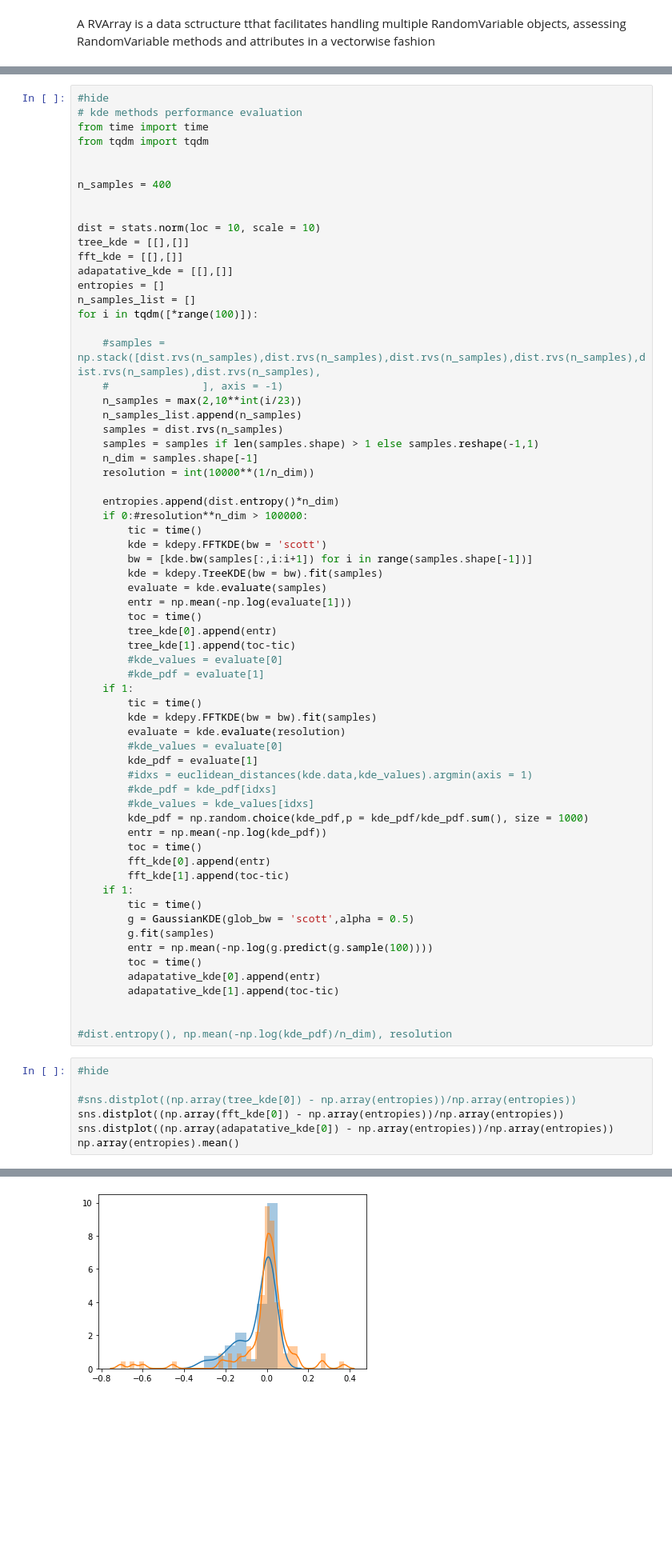
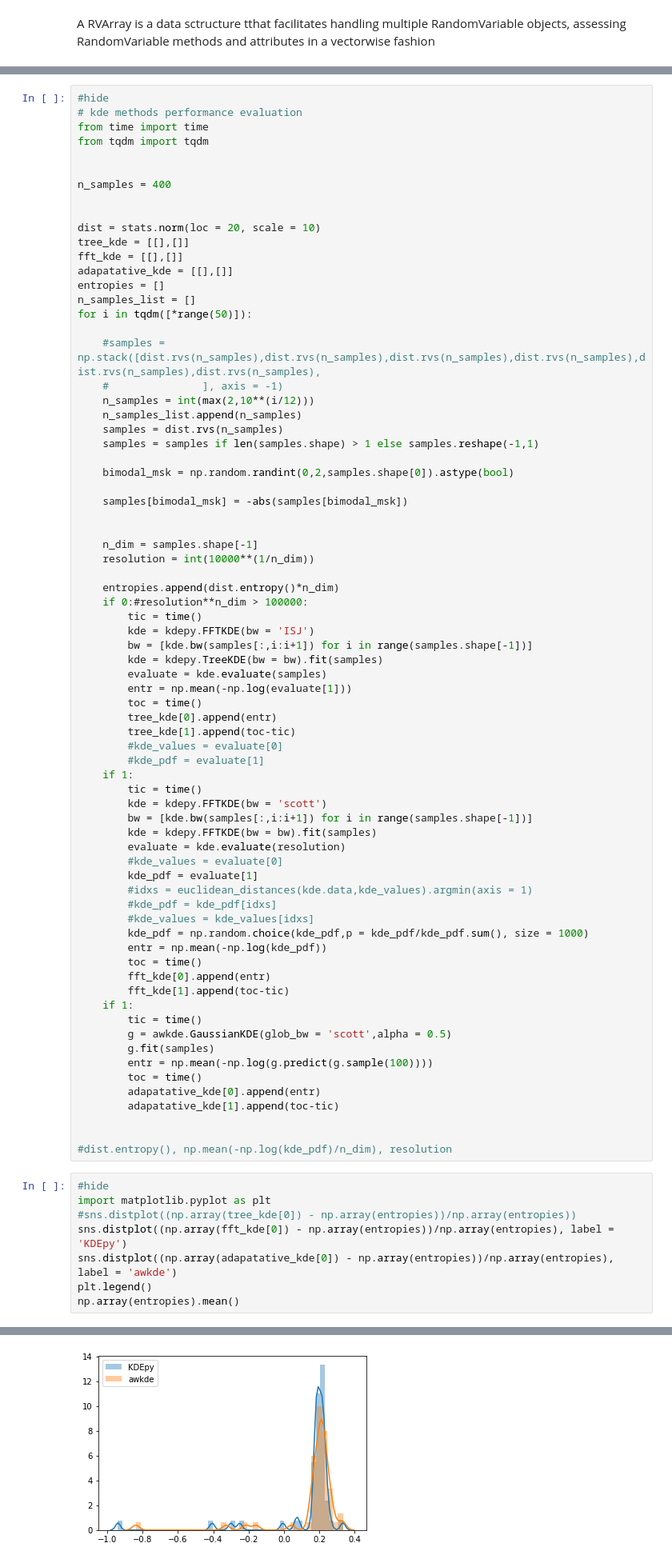
Before and after one commit to AlanGanem/scikit-density, a Jupyter notebook: notebooks/02_core.random_variable.ipynb, the cells around one changed output, grey strips where cells are left out. Shown at 80% size. Drawn from its saved outputs; the diff is of its cells as text; blank space fills up the shorter version.

```diff
--- a/notebooks/02_core.random_variable.ipynb
+++ b/notebooks/02_core.random_variable.ipynb
@@ -401,27 +411,33 @@ from tqdm import tqdm
 n_samples = 400
 
 
-dist = stats.norm(loc = 10, scale = 10)
+dist = stats.norm(loc = 20, scale = 10)
 tree_kde = [[],[]]
 fft_kde = [[],[]]
 adapatative_kde = [[],[]]
 entropies = []
 n_samples_list = []
-for i in tqdm([*range(100)]):
+for i in tqdm([*range(50)]):
 
     #samples = np.stack([dist.rvs(n_samples),dist.rvs(n_samples),dist.rvs(n_samples),dist.rvs(n_samples),dist.rvs(n_samples),dist.rvs(n_samples),
     #               ], axis = -1)
-    n_samples = max(2,10**int(i/23))
+    n_samples = int(max(2,10**(i/12)))
     n_samples_list.append(n_samples)
     samples = dist.rvs(n_samples)
     samples = samples if len(samples.shape) > 1 else samples.reshape(-1,1)
+
+    bimodal_msk = np.random.randint(0,2,samples.shape[0]).astype(bool)
+
+    samples[bimodal_msk] = -abs(samples[bimodal_msk])
+
+
     n_dim = samples.shape[-1]
     resolution = int(10000**(1/n_dim))
 
     entropies.append(dist.entropy()*n_dim)
     if 0:#resolution**n_dim > 100000:
         tic = time()
-        kde = kdepy.FFTKDE(bw = 'scott')
+        kde = kdepy.FFTKDE(bw = 'ISJ')
         bw = [kde.bw(samples[:,i:i+1]) for i in range(samples.shape[-1])]
         kde = kdepy.TreeKDE(bw = bw).fit(samples)
         evaluate = kde.evaluate(samples)
@@ -433,6 +449,8 @@ for i in tqdm([*range(100)]):
         #kde_pdf = evaluate[1]
     if 1:
         tic = time()
+        kde = kdepy.FFTKDE(bw = 'scott')
+        bw = [kde.bw(samples[:,i:i+1]) for i in range(samples.shape[-1])]
         kde = kdepy.FFTKDE(bw = bw).fit(samples)
         evaluate = kde.evaluate(resolution)
         #kde_values = evaluate[0]
@@ -447,7 +465,7 @@ for i in tqdm([*range(100)]):
         fft_kde[1].append(toc-tic)
     if 1:
         tic = time()
-        g = GaussianKDE(glob_bw = 'scott',alpha = 0.5)
+        g = awkde.GaussianKDE(glob_bw = 'scott',alpha = 0.5)
         g.fit(samples)
         entr = np.mean(-np.log(g.predict(g.sample(100))))
         toc = time()
@@ -458,9 +476,10 @@ for i in tqdm([*range(100)]):
 #dist.entropy(), np.mean(-np.log(kde_pdf)/n_dim), resolution
 # %%
 #hide
-
+import matplotlib.pyplot as plt
 #sns.distplot((np.array(tree_kde[0]) - np.array(entropies))/np.array(entropies))
-sns.distplot((np.array(fft_kde[0]) - np.array(entropies))/np.array(entropies))
-sns.distplot((np.array(adapatative_kde[0]) - np.array(entropies))/np.array(entropies))
+sns.distplot((np.array(fft_kde[0]) - np.array(entropies))/np.array(entropies), label = 'KDEpy')
+sns.distplot((np.array(adapatative_kde[0]) - np.array(entropies))/np.array(entropies), label = 'awkde')
+plt.legend()
 np.array(entropies).mean()
 # %% [output]
@@ -468,3 +487,3 @@ np.array(entropies).mean()
-[figure, old version]
+[figure, new version]
 # %%
 #hide
```
Also changed, not shown: parts of 16 cells of this notebook, 6 other files.
